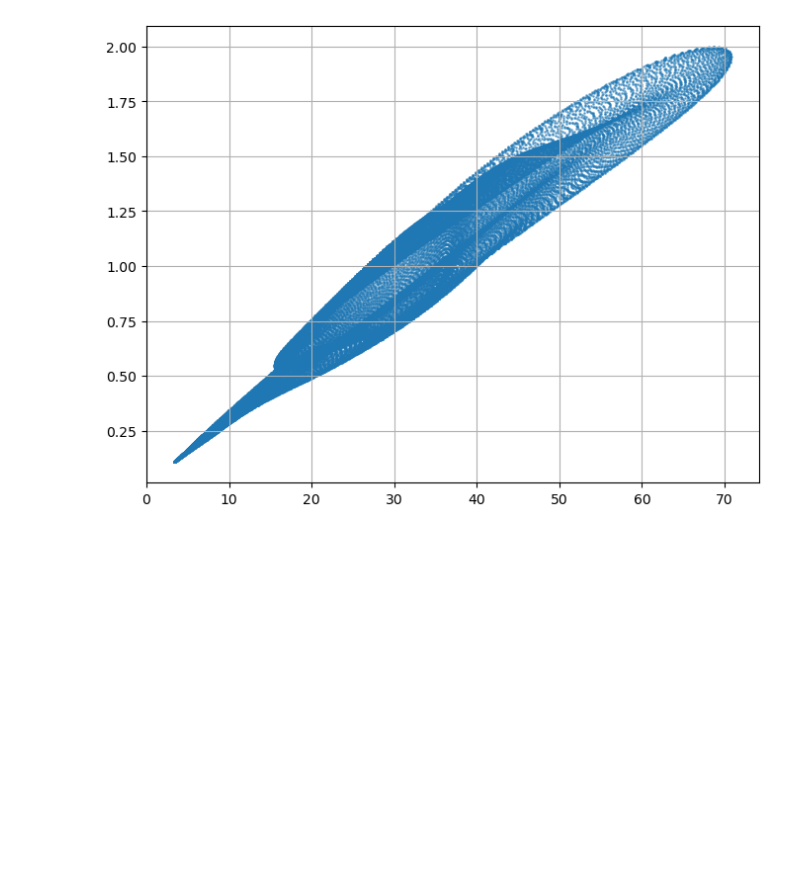
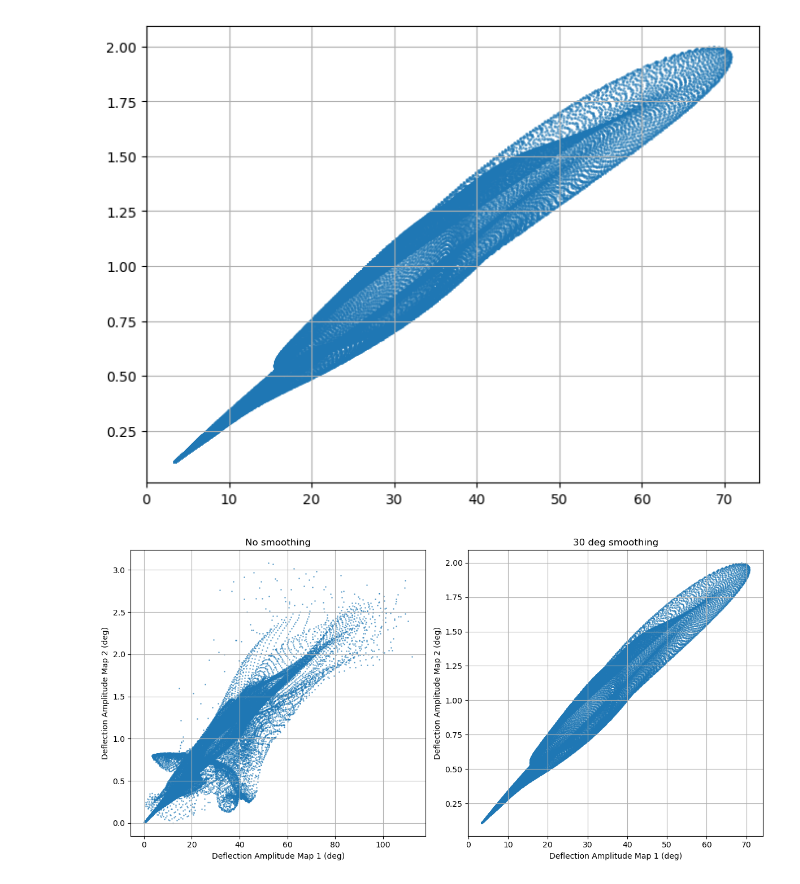
Before and after one commit to FedeDavilaKurban/Auger, a Jupyter notebook: pruebita.ipynb, the cells around one changed output. Drawn from its saved outputs; the diff is of its cells as text; code cells hidden in the pictures; blank space fills up the shorter version.

```diff
--- a/pruebita.ipynb
+++ b/pruebita.ipynb
@@ -42,3 +42,48 @@ plt.grid(True)
 plt.show()
 # %% [output]
 [figure]
+# %%
+# Make a 2x1 scatter plot with both maps
+# showing the two different smoothings
+def load_deflection_map(defl_file, fwhm_deg):
+    import numpy as np
+    import healpy as hp
+    from astropy.io import ascii
+    data = ascii.read(defl_file)
+    pixel_ids = np.asarray(data['pixid'], dtype=int)
+    try:
+        deflection_data = np.asarray(data['deflection'], dtype=float)
+    except KeyError:
+        deflection_data = np.asarray(data['deflexion'], dtype=float)
+    npix = int(np.max(pixel_ids)) + 1
+    nside = hp.npix2nside(npix)
+    dmap = np.full(npix, hp.UNSEEN, dtype=float)
+    dmap[pixel_ids] = deflection_data
+    if fwhm_deg and fwhm_deg > 0:
+        dmap = hp.smoothing(dmap, fwhm=np.radians(fwhm_deg), verbose=False)
+    return dmap, nside
+
+defl_file1 = '../data/JF12_GMFdeflection_Z1_E10EeV.csv'
+defl_file2 = '../data/deflexionZ2E510_R2_ra_dec_deg.txt'
+
+import matplotlib.pyplot as plt
+fig = plt.figure(figsize=(12, 6))
+ax1 = fig.add_subplot(121)
+ax2 = fig.add_subplot(122)
+dmap1_smooth = load_deflection_map(defl_file1, fwhm_deg=0.0)[0]
+dmap2_smooth = load_deflection_map(defl_file2, fwhm_deg=0.0)[0]
+ax1.scatter(dmap1_smooth, dmap2_smooth, s=1, alpha=0.5)
+ax1.set_title('No smoothing')
+dmap1_smooth = load_deflection_map(defl_file1, fwhm_deg=30.0)[0]
+dmap2_smooth = load_deflection_map(defl_file2, fwhm_deg=30.0)[0]
+ax2.scatter(dmap1_smooth, dmap2_smooth, s=1, alpha=0.5)
+ax2.set_title('30 deg smoothing')
+ax1.grid(True)
+ax2.grid(True)
+for ax in [ax1, ax2]:
+    ax.set_xlabel('Deflection Amplitude Map 1 (deg)')
+    ax.set_ylabel('Deflection Amplitude Map 2 (deg)')
+plt.tight_layout()
+plt.show()
+# %% [output]
+[figure, added]
```
Also changed, not shown: 3 other files.
